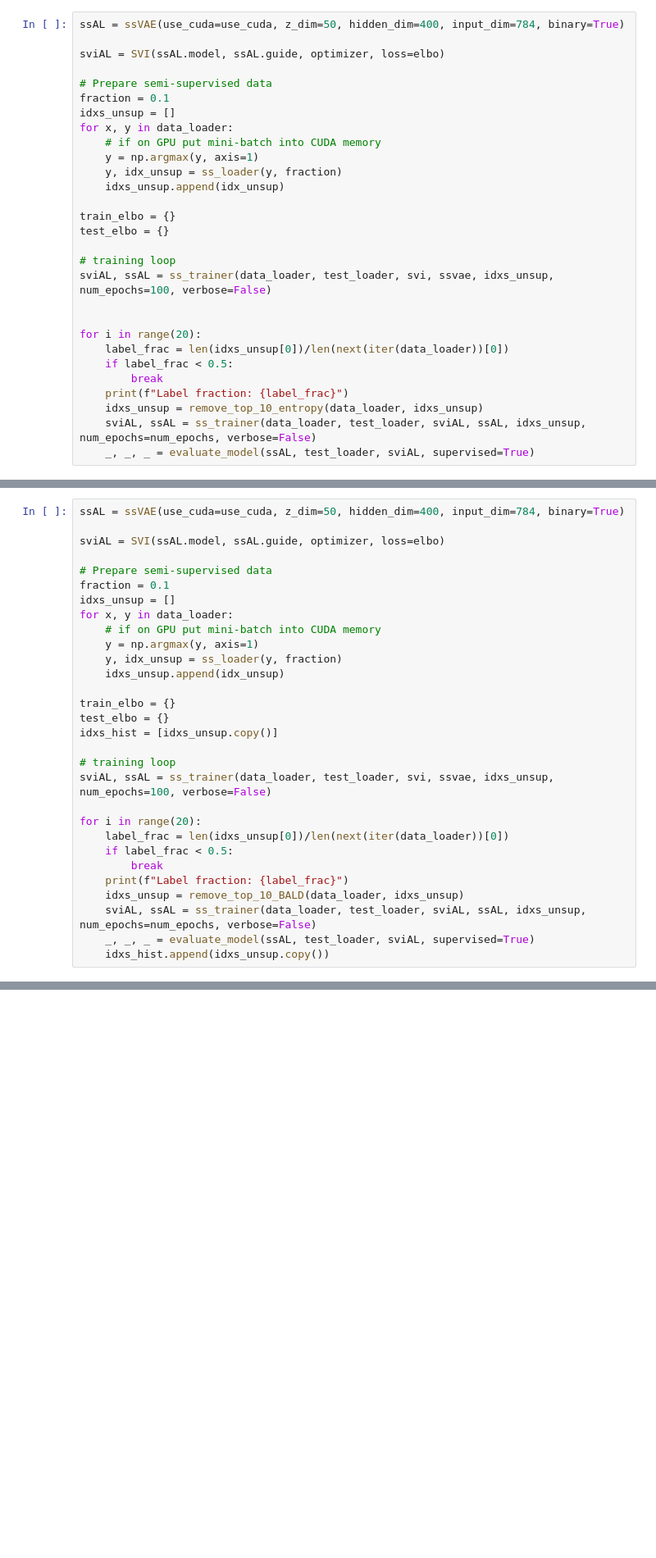
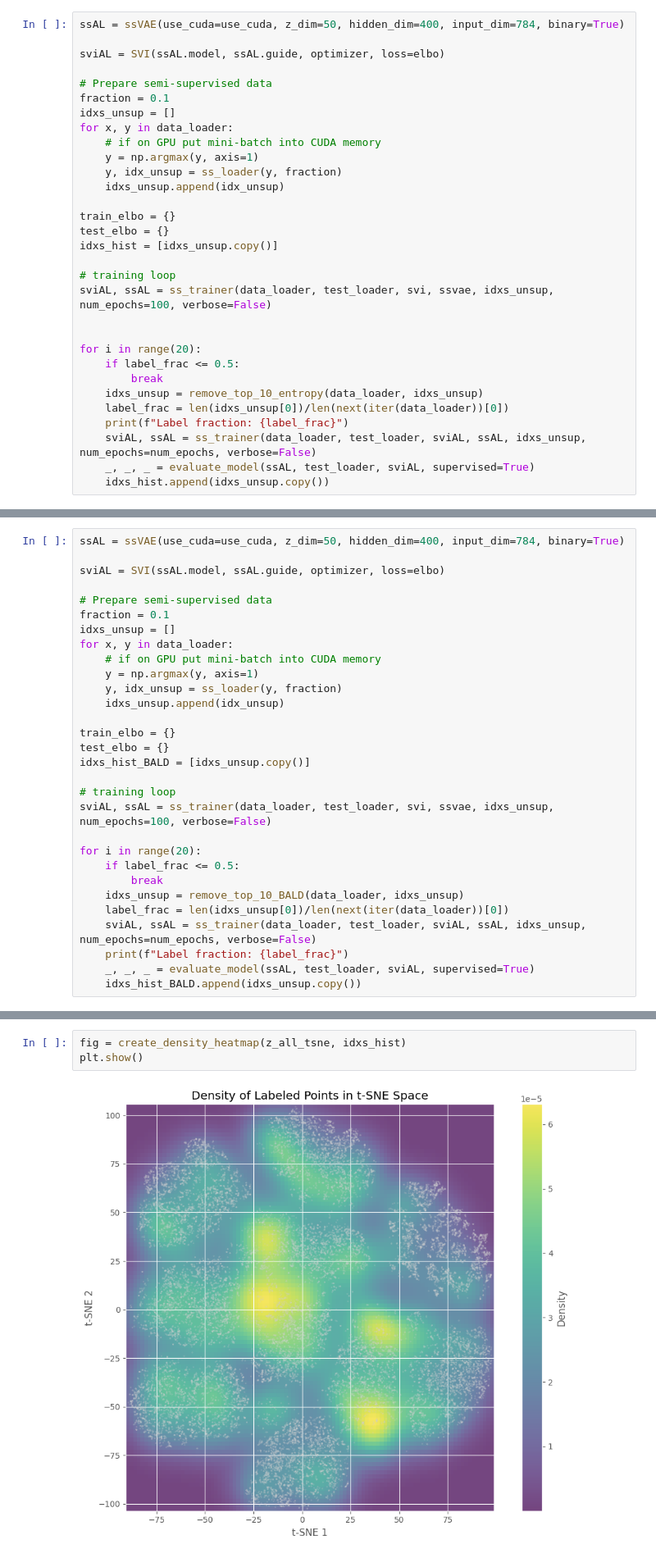
Before and after one commit to teisnotte/model-based-machine-learning-ssvae, a Jupyter notebook: ssVAE_mabeng.ipynb, the cells around one changed output, grey strips where cells are left out. Shown at 82% size. Cells and saved outputs as stored; diff of their text form; blank space fills up the shorter version.

```diff
--- a/ssVAE_mabeng.ipynb
+++ b/ssVAE_mabeng.ipynb
@@ -803,17 +813,19 @@ for x, y in data_loader:
 
 train_elbo = {}
 test_elbo = {}
+idxs_hist = [idxs_unsup.copy()]
 
 # training loop
 sviAL, ssAL = ss_trainer(data_loader, test_loader, svi, ssvae, idxs_unsup, num_epochs=100, verbose=False)
 
 
 for i in range(20):
+    if label_frac <= 0.5:
+        break
+    idxs_unsup = remove_top_10_entropy(data_loader, idxs_unsup)
     label_frac = len(idxs_unsup[0])/len(next(iter(data_loader))[0])
-    if label_frac < 0.5:
-        break
     print(f"Label fraction: {label_frac}")
-    idxs_unsup = remove_top_10_entropy(data_loader, idxs_unsup)
     sviAL, ssAL = ss_trainer(data_loader, test_loader, sviAL, ssAL, idxs_unsup, num_epochs=num_epochs, verbose=False)
     _, _, _ = evaluate_model(ssAL, test_loader, sviAL, supervised=True)
+    idxs_hist.append(idxs_unsup.copy())
 # %% [output]
@@ -887,19 +902,19 @@ for x, y in data_loader:
 
 train_elbo = {}
 test_elbo = {}
-idxs_hist = [idxs_unsup.copy()]
+idxs_hist_BALD = [idxs_unsup.copy()]
 
 # training loop
 sviAL, ssAL = ss_trainer(data_loader, test_loader, svi, ssvae, idxs_unsup, num_epochs=100, verbose=False)
 
 for i in range(20):
+    if label_frac <= 0.5:
+        break
+    idxs_unsup = remove_top_10_BALD(data_loader, idxs_unsup)
     label_frac = len(idxs_unsup[0])/len(next(iter(data_loader))[0])
-    if label_frac < 0.5:
-        break
+    sviAL, ssAL = ss_trainer(data_loader, test_loader, sviAL, ssAL, idxs_unsup, num_epochs=num_epochs, verbose=False)
     print(f"Label fraction: {label_frac}")
-    idxs_unsup = remove_top_10_BALD(data_loader, idxs_unsup)
-    sviAL, ssAL = ss_trainer(data_loader, test_loader, sviAL, ssAL, idxs_unsup, num_epochs=num_epochs, verbose=False)
     _, _, _ = evaluate_model(ssAL, test_loader, sviAL, supervised=True)
-    idxs_hist.append(idxs_unsup.copy())
+    idxs_hist_BALD.append(idxs_unsup.copy())
 # %% [output]
 Label fraction: 0.9
@@ -993,3 +1079,8 @@ plt.show()
+# %%
+fig = create_density_heatmap(z_all_tsne, idxs_hist)
+plt.show()
+# %% [output]
+[figure, added]
 # %% [markdown]
 Things for the report.
 1. Purpose, what do we want to do and why? - Marcus
```
Also changed, not shown: parts of 15 cells of this notebook.
